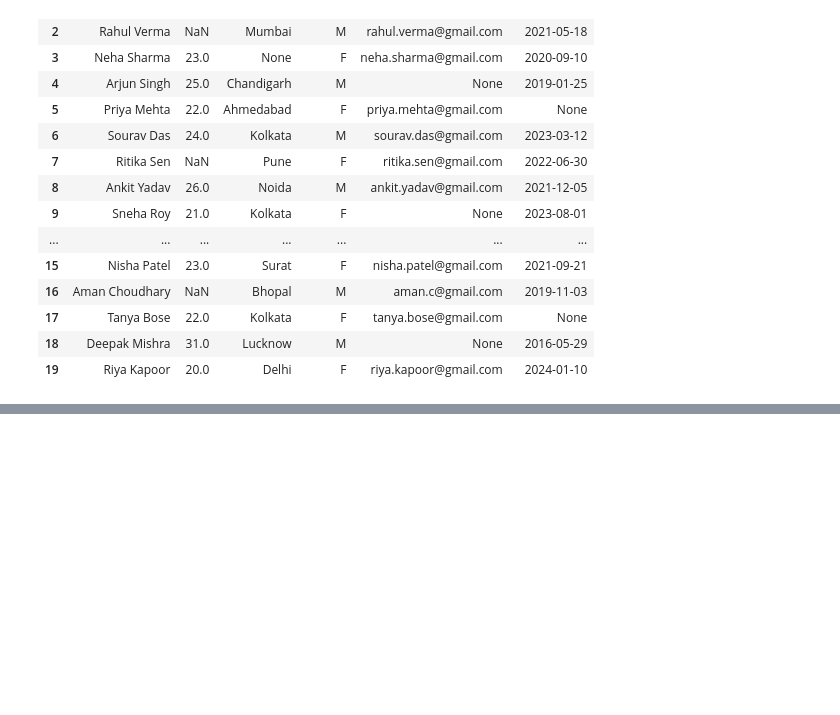
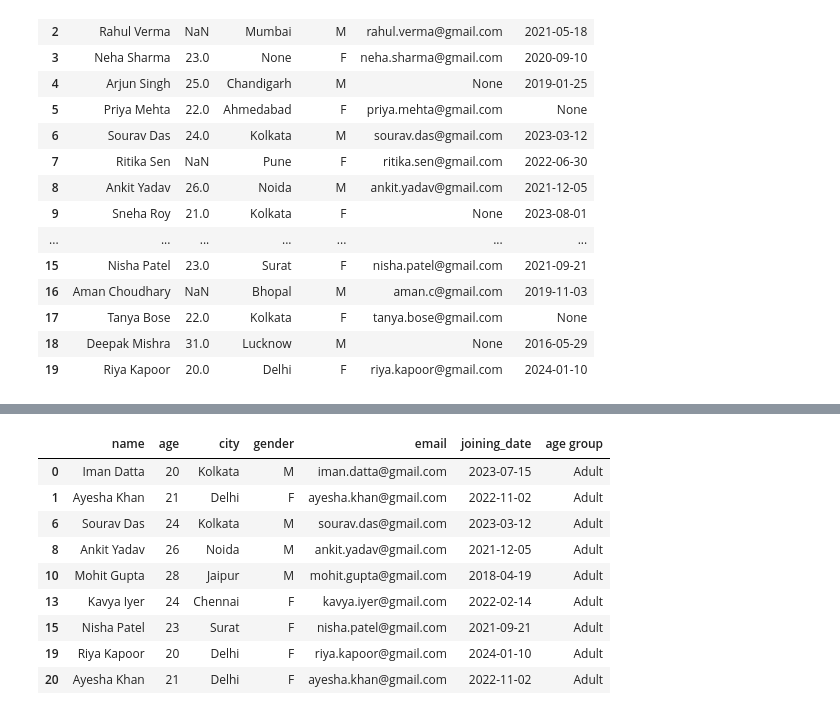
Before and after one commit to Iman-Datta/Data-science, a Jupyter notebook: panda/04_DataCleaning_Preprocessing.ipynb, the cells around one changed output, grey strips where cells are left out. Saved outputs shown, nothing was run; the diff lists cells and outputs as text; code cells hidden in the pictures; blank space fills up the shorter version.

```diff
--- a/panda/04_DataCleaning_Preprocessing.ipynb
+++ b/panda/04_DataCleaning_Preprocessing.ipynb
@@ -208,0 +269,5 @@ df.drop_duplicates() # It removes duplicate data
+# %%
+df2 = df.dropna().copy()
+# %%
+df2["age"] = df2["age"].astype(int)
+df2
@@ -208,0 +301,14 @@ df.drop_duplicates() # It removes duplicate data
+# %%
+df2["age group"] = df2["age"].apply(lambda x: "Adult" if x >=18 else "Minor")
+df2
+# %% [output]
+|  | name | age | city | gender | email | joining_date | age group |
+| 0 | Iman Datta | 20 | Kolkata | M | iman.datta@gmail.com | 2023-07-15 | Adult |
+| 1 | Ayesha Khan | 21 | Delhi | F | ayesha.khan@gmail.com | 2022-11-02 | Adult |
+| 6 | Sourav Das | 24 | Kolkata | M | sourav.das@gmail.com | 2023-03-12 | Adult |
+| 8 | Ankit Yadav | 26 | Noida | M | ankit.yadav@gmail.com | 2021-12-05 | Adult |
+| 10 | Mohit Gupta | 28 | Jaipur | M | mohit.gupta@gmail.com | 2018-04-19 | Adult |
+| 13 | Kavya Iyer | 24 | Chennai | F | kavya.iyer@gmail.com | 2022-02-14 | Adult |
+| 15 | Nisha Patel | 23 | Surat | F | nisha.patel@gmail.com | 2021-09-21 | Adult |
+| 19 | Riya Kapoor | 20 | Delhi | F | riya.kapoor@gmail.com | 2024-01-10 | Adult |
+| 20 | Ayesha Khan | 21 | Delhi | F | ayesha.khan@gmail.com | 2022-11-02 | Adult |
```
Also changed, not shown: parts of 7 cells of this notebook, 1 other file.
